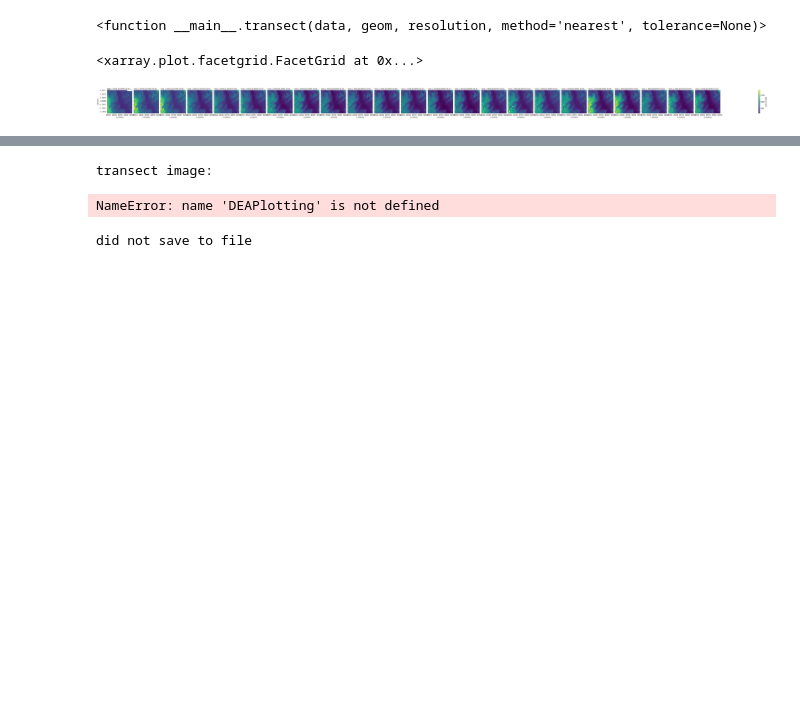
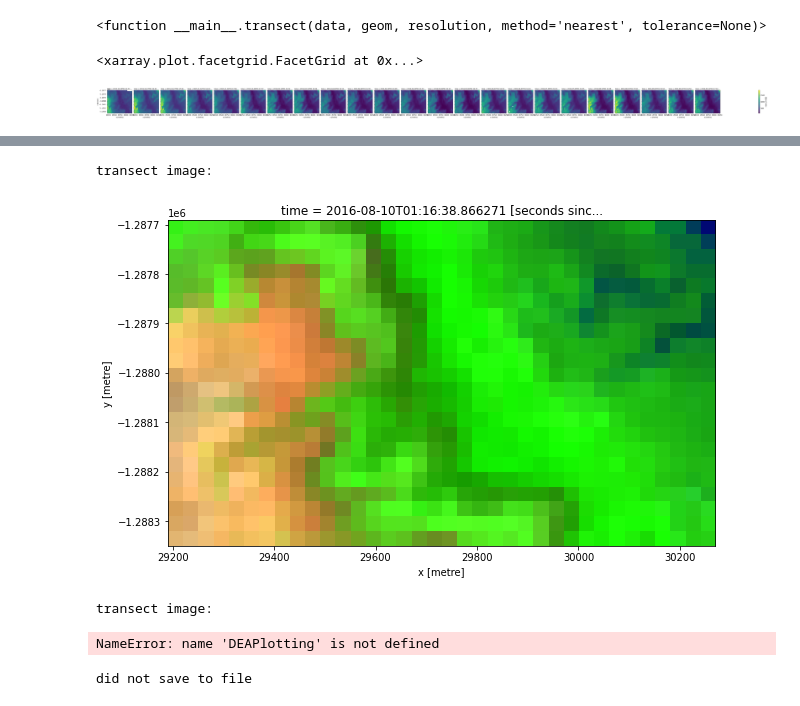
Before and after one commit to christopherowers/DP_KNP, a Jupyter notebook: Hovmoller.ipynb, the cells around one changed output, grey strips where cells are left out. Drawn from its saved outputs; the diff is of its cells as text; code cells hidden in the pictures; blank space fills up the shorter version.

```diff
--- a/Hovmoller.ipynb
+++ b/Hovmoller.ipynb
@@ -283,3 +305,50 @@ NameError: name 'hov_ds' is not defined
+# %%
+with warnings.catch_warnings():
+    warnings.simplefilter("ignore")
+    #try plotting the first clean time slice to see where we are
+    print('transect image: ')
+    rgb(ds.sel(time='2016-08-10T01:16:38.866271000'), bands=['nbart_swir_1','nbart_nir','nbart_green'])
+#     plt.scatter(x=ds.coords['x'], y=ds.coords['y'], c='r',
+#                linewidths='0.01', alpha = 0.5)
+    plt.savefig('{}{}_HovImg_{}_{}.png'.format(savepath,shape_name,start_of_epoch,end_of_epoch),
+            bbox_inches='tight')
+    plt.show()
+
+# #Make a hovmoller plot and save it to file.
+# #Use firstyear and last year to zoom into periods of interest
+# firstyearhov = start_of_epoch#'1987-06-01'
+# lastyearhov = end_of_epoch #'2016-12-31'
+# fig = plt.figure(figsize=(11.27,11.69))
+# gs = gridspec.GridSpec(1, 2, width_ratios=[1,3])
+# ax1 = plt.subplot(gs[0, 0])
+# ax1.plot(month_sp.rainfall, month_sp.time, color='b', alpha = 1)
+# ax1.axes.set_xlabel('ave daily rainfall (mm): monthly (blue) yearly (grey)')
+
+#set up fill time as a datetime 64 object for matplotlib input
+#set up variables to plot the fill behind the yearly rain data
+filltime = (year_avg_sp.time.astype('datetime64'))
+zeros = np.zeros(shape=(len(filltime)))
+plt.fill_betweenx(filltime.time.values, zeros, year_avg_sp.rainfall, color ='k', alpha = 0.8)
+#set up variables to plot the fill behind the months data
+mzeros = np.zeros(shape=(len(month_sp.rainfall.time.values)))
+plt.fill_betweenx(month_sp.rainfall.time.values, mzeros, month_sp.rainfall, color ='c', alpha = 1)
+plt.axis([0, month_sp.rainfall.max(),lastyearhov , firstyearhov])
+
+# ax2 = plt.subplot(gs[0, 1])
+# hov_multi_ndvi_drop.plot(x='distance', y='time', yincrease = False, cmap = ndvi_cmap, norm = ndvi_norm, vmin=-1, vmax =1)
+# #fig.delaxes(fig.axes[]) #remove current colour bar
+# plt.axis([0, hov_multi_ndvi_drop.distance.max(), lastyearhov , firstyearhov])
+# ax2.set_anchor("SE")
+# #make a title replacing underscores with spaces
+# plt.suptitle(shape_name.replace('_',' '), fontsize ='24')
+
+# #save plot to file
+# plt.savefig('{}{}_HovPlot_{}_{}.png'.format(savepath,shape_name,start_of_epoch,end_of_epoch),
+#             bbox_inches='tight')
+# plt.show()
+# %% [output]
+transect image:
+[figure, added]
 # %%
 with warnings.catch_warnings():
     warnings.simplefilter("ignore")
```
Also changed, not shown: parts of 23 cells of this notebook.
